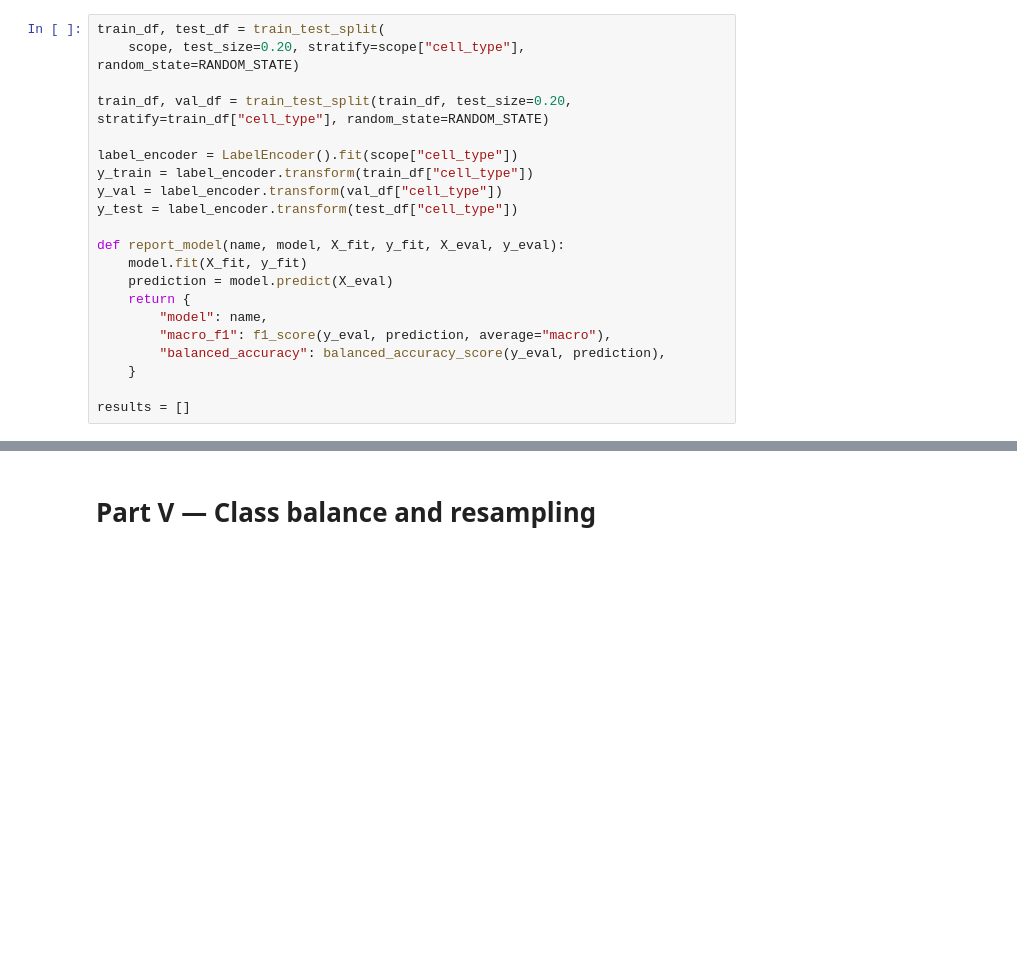
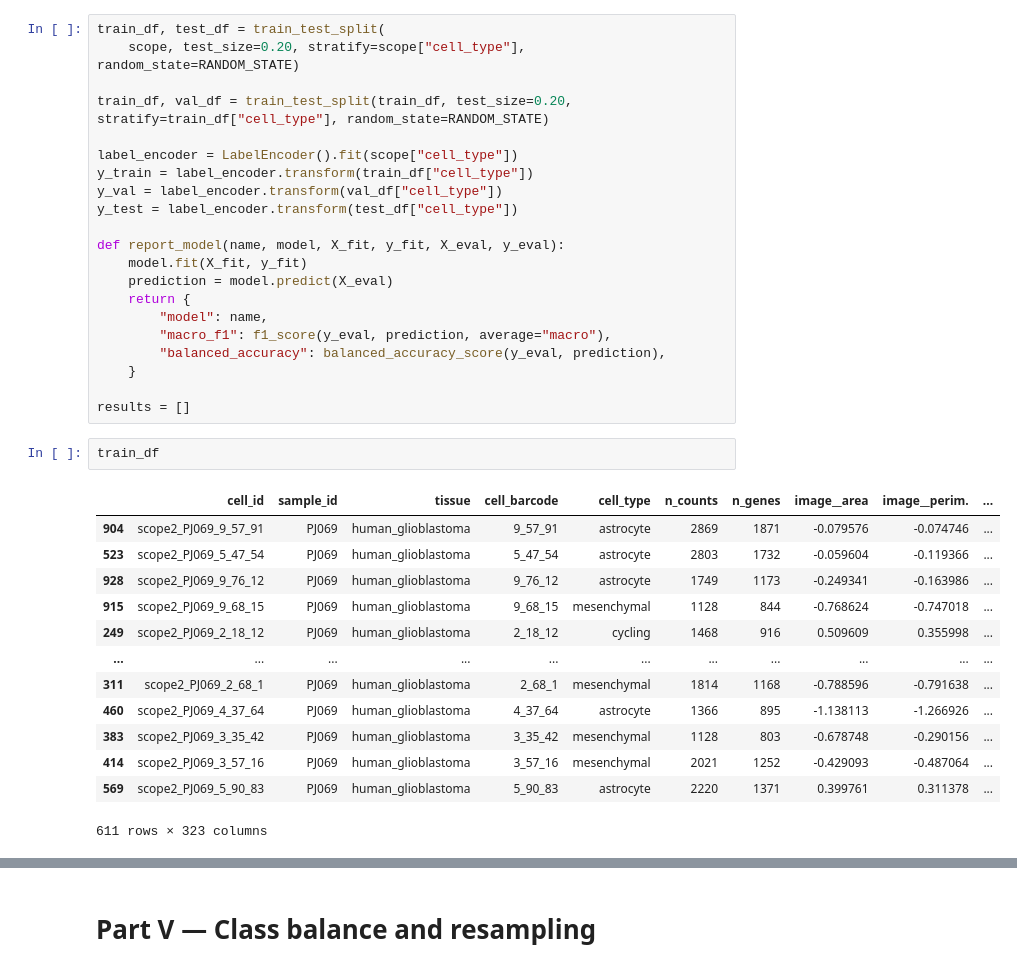
Before and after one commit to ALEGATOR1209/KSE_ML_for_bioinformatics, a Jupyter notebook: practicals/week11/Practical_11_Multimodal_SCOPE_seq2.ipynb, the cells around one changed output, grey strips where cells are left out. Drawn from its saved outputs; the diff is of its cells as text; blank space fills up the shorter version.

```diff
--- a/practicals/week11/Practical_11_Multimodal_SCOPE_seq2.ipynb
+++ b/practicals/week11/Practical_11_Multimodal_SCOPE_seq2.ipynb
@@ -284,3 +284,19 @@ def report_model(name, model, X_fit, y_fit, X_eval, y_eval):
     }
 
 results = []
+# %%
+train_df
+# %% [output]
+|  | cell_id | sample_id | tissue | cell_barcode | cell_type | n_counts | n_genes | image__area | image__perim. | ... |
+| 904 | scope2_PJ069_9_57_91 | PJ069 | human_glioblastoma | 9_57_91 | astrocyte | 2869 | 1871 | -0.079576 | -0.074746 | ... |
+| 523 | scope2_PJ069_5_47_54 | PJ069 | human_glioblastoma | 5_47_54 | astrocyte | 2803 | 1732 | -0.059604 | -0.119366 | ... |
+| 928 | scope2_PJ069_9_76_12 | PJ069 | human_glioblastoma | 9_76_12 | astrocyte | 1749 | 1173 | -0.249341 | -0.163986 | ... |
+| 915 | scope2_PJ069_9_68_15 | PJ069 | human_glioblastoma | 9_68_15 | mesenchymal | 1128 | 844 | -0.768624 | -0.747018 | ... |
+| 249 | scope2_PJ069_2_18_12 | PJ069 | human_glioblastoma | 2_18_12 | cycling | 1468 | 916 | 0.509609 | 0.355998 | ... |
+| ... | ... | ... | ... | ... | ... | ... | ... | ... | ... | ... |
+| 311 | scope2_PJ069_2_68_1 | PJ069 | human_glioblastoma | 2_68_1 | mesenchymal | 1814 | 1168 | -0.788596 | -0.791638 | ... |
+| 460 | scope2_PJ069_4_37_64 | PJ069 | human_glioblastoma | 4_37_64 | astrocyte | 1366 | 895 | -1.138113 | -1.266926 | ... |
+| 383 | scope2_PJ069_3_35_42 | PJ069 | human_glioblastoma | 3_35_42 | mesenchymal | 1128 | 803 | -0.678748 | -0.290156 | ... |
+| 414 | scope2_PJ069_3_57_16 | PJ069 | human_glioblastoma | 3_57_16 | mesenchymal | 2021 | 1252 | -0.429093 | -0.487064 | ... |
+| 569 | scope2_PJ069_5_90_83 | PJ069 | human_glioblastoma | 5_90_83 | astrocyte | 2220 | 1371 | 0.399761 | 0.311378 | ... |
+611 rows × 323 columns
```
Also changed, not shown: parts of 19 cells of this notebook, 24 other files.
